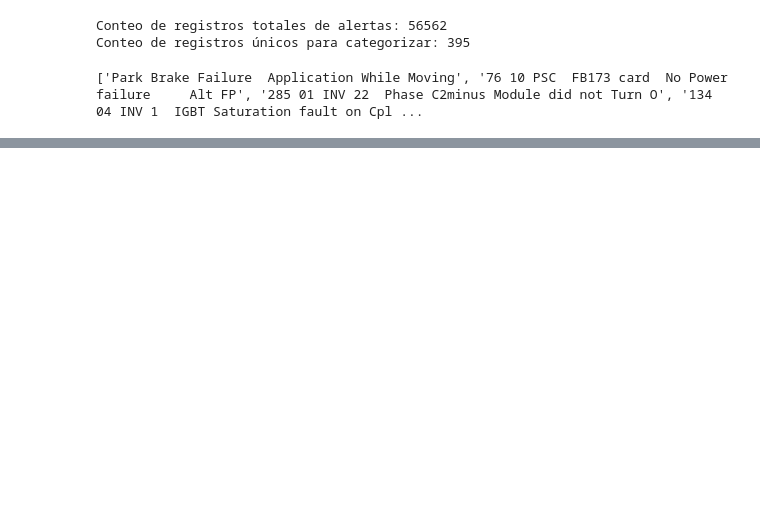
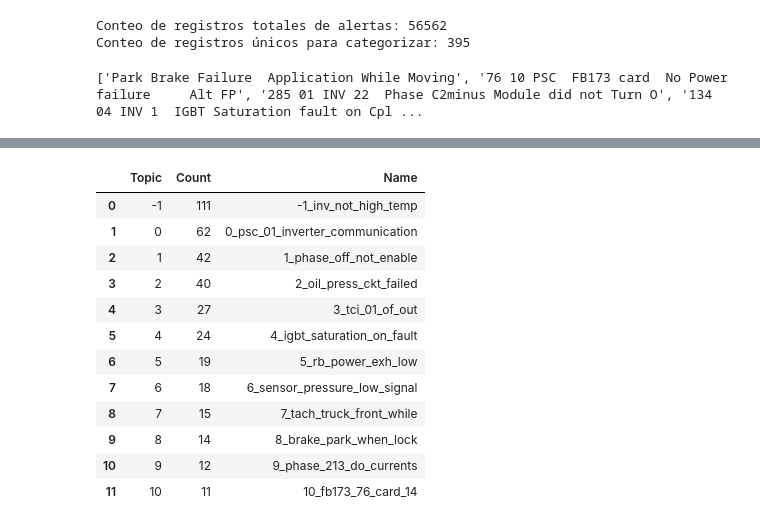
Before and after one commit to BlackPavvn/CAEX-Challenge, a Jupyter notebook: Proyecto_Reto_UTEC.ipynb, the cells around one changed output, grey strips where cells are left out. Saved outputs shown, nothing was run; the diff lists cells and outputs as text; code cells hidden in the pictures; blank space fills up the shorter version.

```diff
--- a/Proyecto_Reto_UTEC.ipynb
+++ b/Proyecto_Reto_UTEC.ipynb
@@ -197,0 +198,18 @@ df_topics_spark = spark.createDataFrame(results_df).show(10,0)
+# %%
+topic_info = topic_model.get_topic_info()
+pd.set_option('display.max_colwidth', None)
+topic_info[['Topic', 'Count', 'Name']]
+# %% [output]
+|  | Topic | Count | Name |
+| 0 | -1 | 111 | -1_inv_not_high_temp |
+| 1 | 0 | 62 | 0_psc_01_inverter_communication |
+| 2 | 1 | 42 | 1_phase_off_not_enable |
+| 3 | 2 | 40 | 2_oil_press_ckt_failed |
+| 4 | 3 | 27 | 3_tci_01_of_out |
+| 5 | 4 | 24 | 4_igbt_saturation_on_fault |
+| 6 | 5 | 19 | 5_rb_power_exh_low |
+| 7 | 6 | 18 | 6_sensor_pressure_low_signal |
+| 8 | 7 | 15 | 7_tach_truck_front_while |
+| 9 | 8 | 14 | 8_brake_park_when_lock |
+| 10 | 9 | 12 | 9_phase_213_do_currents |
+| 11 | 10 | 11 | 10_fb173_76_card_14 |
```
Also changed, not shown: parts of 6 cells of this notebook.
